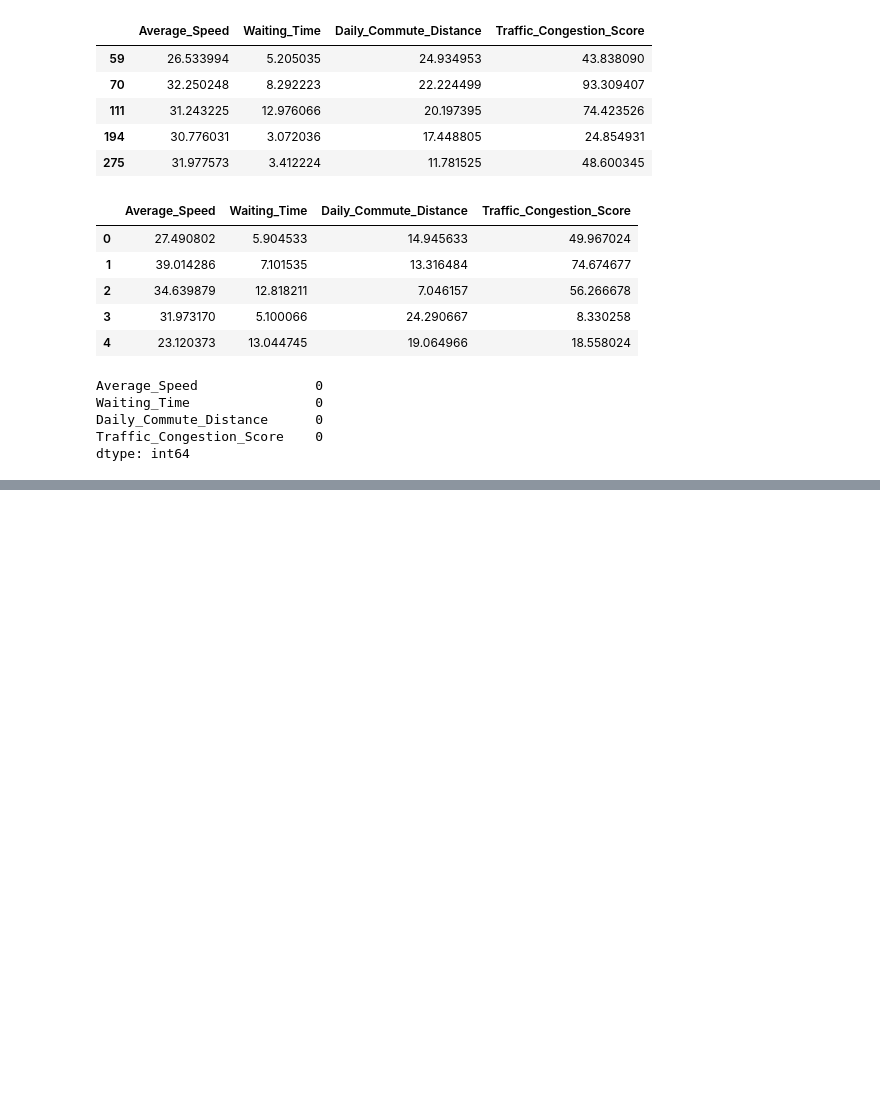
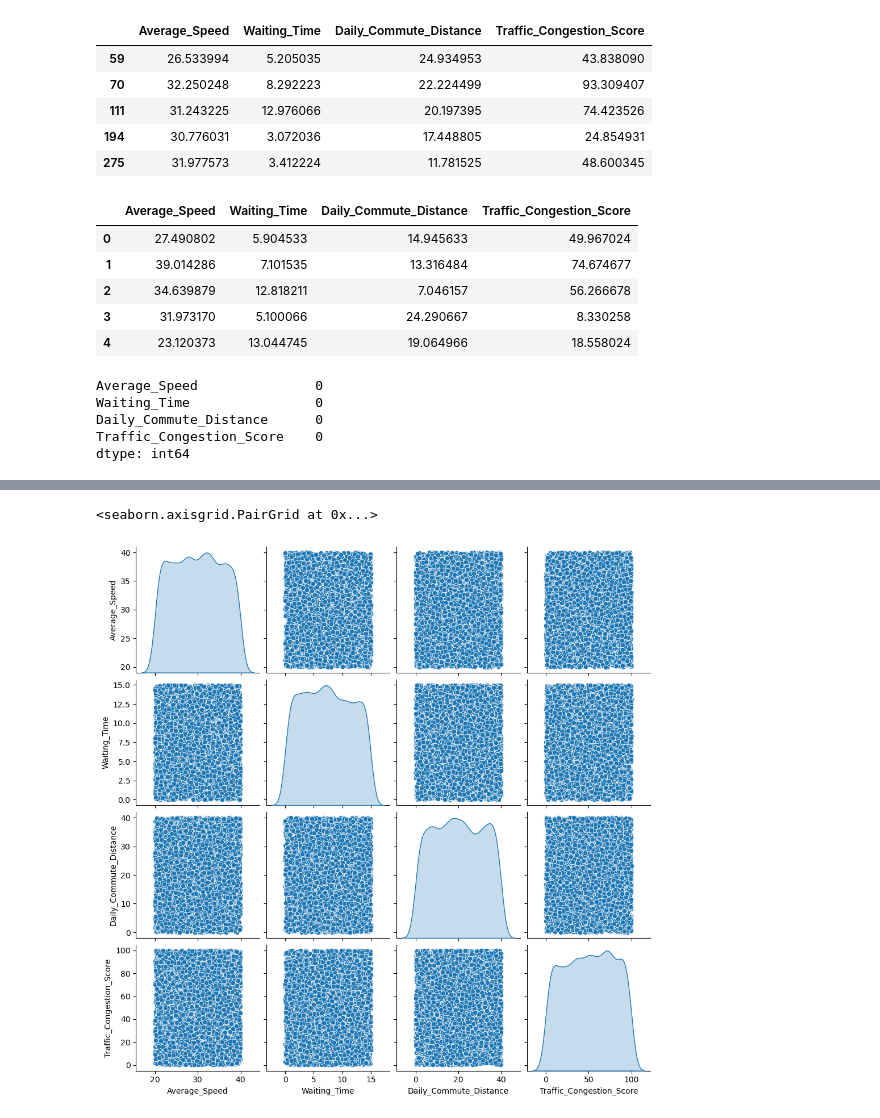
Before and after one commit to jlang62/ml-nlp-exam, a Jupyter notebook: notebooks/01_Clustering.ipynb, the cells around one changed output, grey strips where cells are left out. Saved outputs shown, nothing was run; the diff lists cells and outputs as text; code cells hidden in the pictures; blank space fills up the shorter version.

```diff
--- a/notebooks/01_Clustering.ipynb
+++ b/notebooks/01_Clustering.ipynb
@@ -185,0 +197,7 @@ dtype: int64
+# %%
+# pairplot
+import seaborn as sns
+sns.pairplot(df, diag_kind="kde")
+# %% [output]
+<seaborn.axisgrid.PairGrid at 0x...>
+[figure, added]
```
Also changed, not shown: parts of 10 cells of this notebook.
